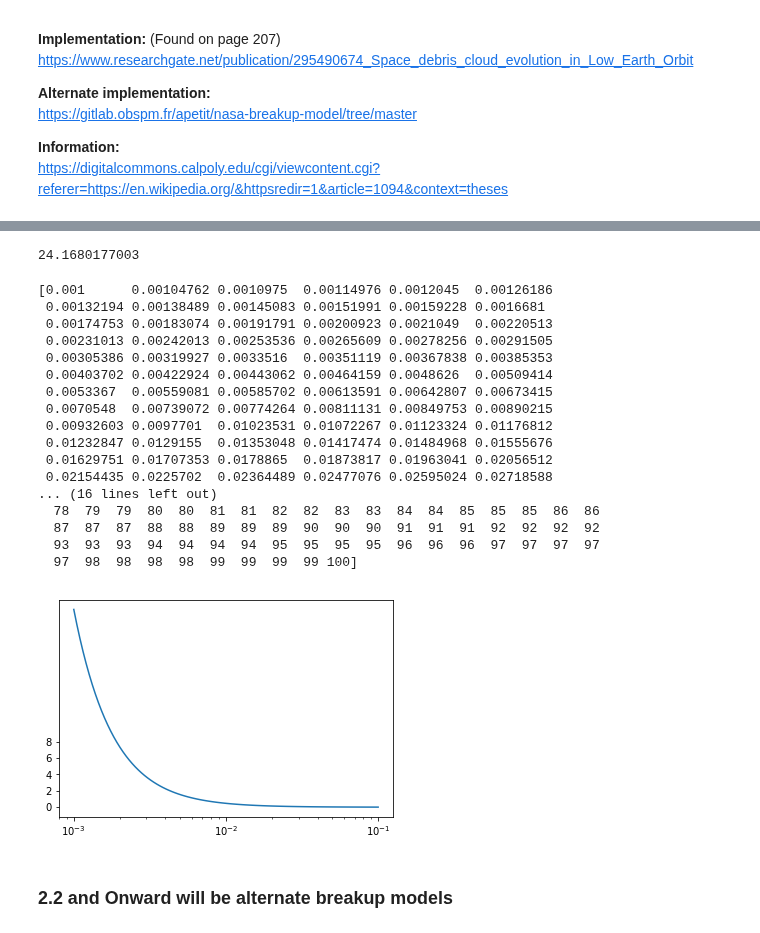
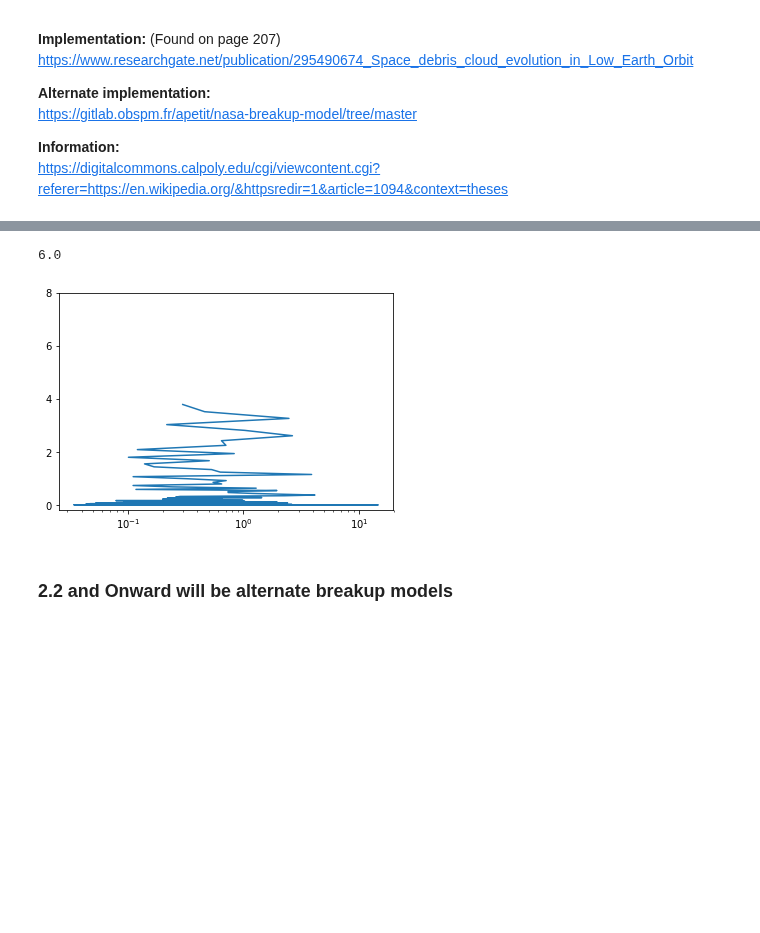
Before and after one commit to ReeceHumphreys/ODAP, a Jupyter notebook: Kessler.ipynb, the cells around one changed output, grey strips where cells are left out. Saved outputs shown, nothing was run; the diff lists cells and outputs as text; code cells hidden in the pictures; blank space fills up the shorter version.

Commit message:
Fixed SOC Frag. number

```diff
--- a/Kessler.ipynb
+++ b/Kessler.ipynb
@@ -360,47 +496,22 @@ False
 # %%
-x = (number_fragments(10**-3, 1000, 10, 10, True) / 10**5)
+x = (number_fragments(1, 1000, 10, 10, True, debris_category.rb))
 print(x)
 # %% [output]
-24.1680177003
+6.0
 # %%
 import numpy as np
 
-bins = np.geomspace(0.001, 0.1, 100)
+bins = np.geomspace(0.001, 0.1, 100) # fragments
+fragments = [number_fragments(b, 1000, 10, 10, True, debris_category.rb) / 10**5 for b in bins ]
+areas = [avg_area(b) for b in bins]
+masses = [10**(distribution_AM(np.log10(b), debris_category.rb)) for b in bins]
 
-print(bins)
-
-
-fragments = [number_fragments(b, 1000, 10, 10, True) / 10**5 for b in bins ]
-
-L_c = np.linspace(0.001, 0.1, 100)
-print(L_c)
-digitized = np.digitize(L_c, bins)
-print(digitized)
-
-
-plt.plot(bins, fragments)
+plt.plot(masses, fragments)
 plt.gca().set_xscale("log")
 plt.yticks([0,2,4,6,8])
 plt.show()
 # %% [output]
-[0.001      0.00104762 0.0010975  0.00114976 0.0012045  0.00126186
- 0.00132194 0.00138489 0.00145083 0.00151991 0.00159228 0.0016681
- 0.00174753 0.00183074 0.00191791 0.00200923 0.0021049  0.00220513
- 0.00231013 0.00242013 0.00253536 0.00265609 0.00278256 0.00291505
- 0.00305386 0.00319927 0.0033516  0.00351119 0.00367838 0.00385353
- 0.00403702 0.00422924 0.00443062 0.00464159 0.0048626  0.00509414
- 0.0053367  0.00559081 0.00585702 0.00613591 0.00642807 0.00673415
- 0.0070548  0.00739072 0.00774264 0.00811131 0.00849753 0.00890215
- 0.00932603 0.0097701  0.01023531 0.01072267 0.01123324 0.01176812
- 0.01232847 0.0129155  0.01353048 0.01417474 0.01484968 0.01555676
- 0.01629751 0.01707353 0.0178865  0.01873817 0.01963041 0.02056512
- 0.02154435 0.0225702  0.02364489 0.02477076 0.02595024 0.02718588
-... (16 lines left out)
-  78  79  79  80  80  81  81  82  82  83  83  84  84  85  85  85  86  86
-  87  87  87  88  88  89  89  89  90  90  90  91  91  91  92  92  92  92
-  93  93  93  94  94  94  94  95  95  95  95  96  96  96  97  97  97  97
-  97  98  98  98  98  99  99  99  99 100]
-[figure, old version]
+[figure, new version]
 # %% [markdown]
 <h3>2.2 and Onward will be alternate breakup models</h3>
 # %% [markdown]
```
Also changed, not shown: parts of 2 cells of this notebook.
